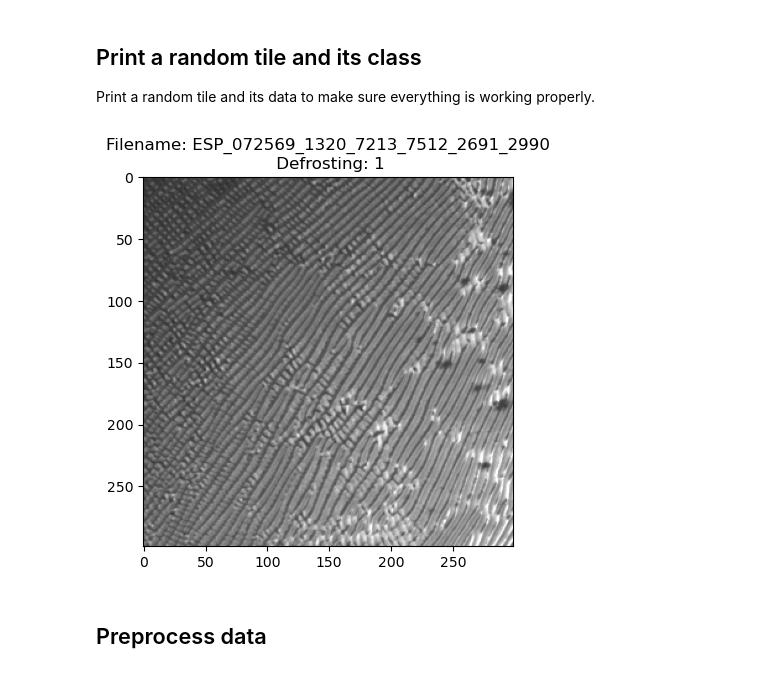
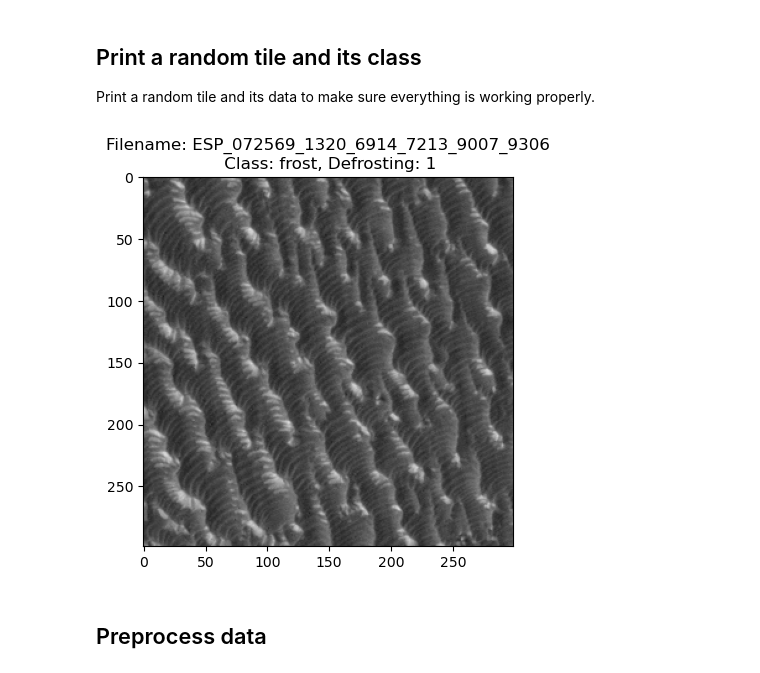
Before and after one commit to strongs20/MartianFrostML, a Jupyter notebook: binary_fine_tune.ipynb, the cells around one changed output. Saved outputs shown, nothing was run; the diff lists cells and outputs as text; code cells hidden in the pictures.

```diff
--- a/binary_fine_tune.ipynb
+++ b/binary_fine_tune.ipynb
@@ -64,7 +64,7 @@ from skimage import io, color
 # modified this function to pair a tile with its label
 
 limit_tiles_per_img = True
-tile_limit = 50
+tile_limit = 100
 
 # define the cutoff hyperparameter
 cutoff = 0.5
@@ -161,29 +161,29 @@ Print a random tile and its data to make sure everything is working properly.
 # %%
 import matplotlib.pyplot as plt
 import random
 
 def display_random_image_and_json(some_data):
     # Pick a random image that has frost
     idx = random.choice(range(len(some_data)))
     tile_i = random.choice(range(len(some_data[idx]['tiles'])))
     img_dict = some_data[idx]['tiles'][tile_i]
 
     img = img_dict['tile']
 
     # Plot the image
     fig, ax = plt.subplots()
     ax.imshow(img)
 
     # Set the title
     ax.set_title(
-        f"Filename: {img_dict['file']}\n Defrosting: {img_dict['defrosting']}")
+        f"Filename: {img_dict['file']}\n Class: {img_dict['class']}, Defrosting: {img_dict['defrosting']}")
 
     plt.show()
 
 
 display_random_image_and_json(train_data)
 # %% [output]
-[figure, old version]
+[figure, new version]
 # %% [markdown]
 ## Preprocess data
 # %% [markdown]
```
Also changed, not shown: parts of 16 cells of this notebook.
